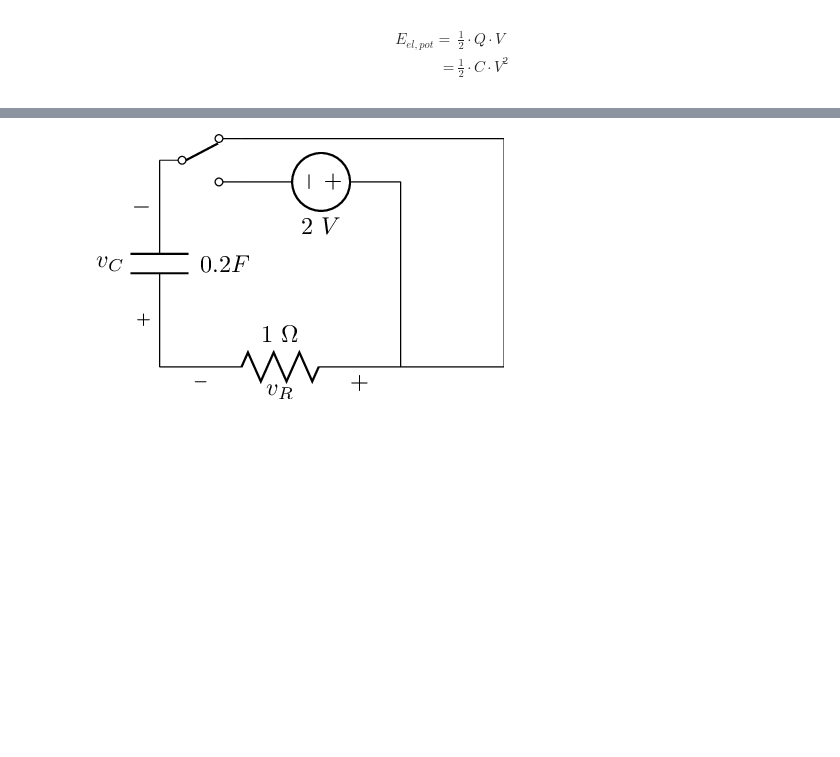
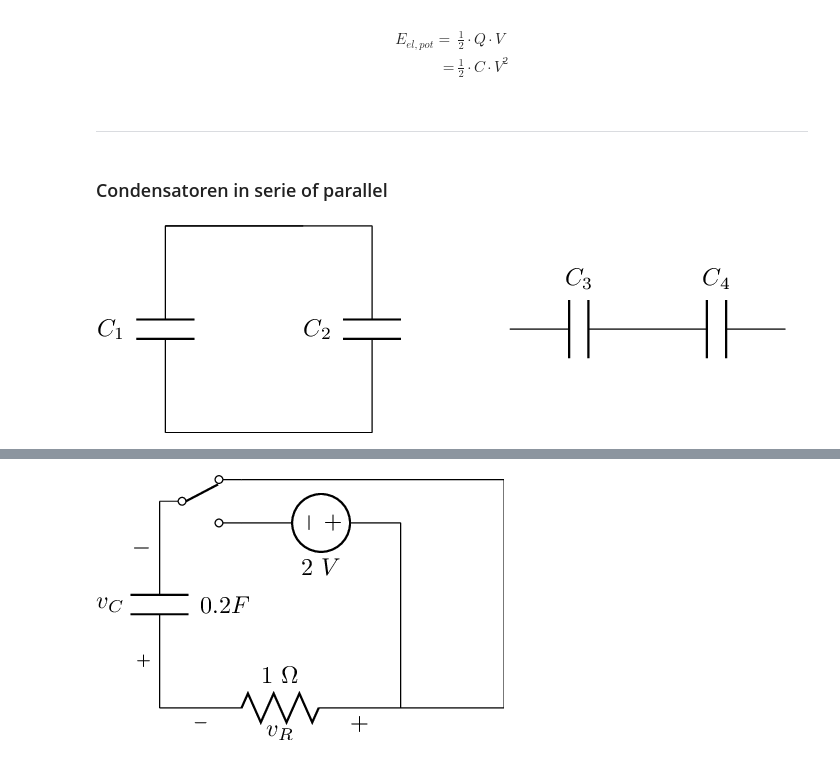
Before and after one commit to hkortier/DC, a Jupyter notebook: colleges/material/college6.ipynb, the cells around one changed output, grey strips where cells are left out. Cells and saved outputs as stored; diff of their text form; code cells hidden in the pictures; blank space fills up the shorter version.

Commit message:
bug fixes and LC series / parallel added

```diff
--- a/colleges/material/college6.ipynb
+++ b/colleges/material/college6.ipynb
@@ -128,3 +128,24 @@ Dit komt aan bod in **trillingen en golven** in het tweede jaar. De uitwerking v
 E_{el,pot} = & \frac{1}{2} \cdot Q \cdot V \\
  = & \frac{1}{2} \cdot C \cdot V^2
 \end{align}
+# %% [markdown]
+-----
+# %% [markdown]
+### Condensatoren in serie of parallel
+# %%
+%%circuitikz filename=condensatoren dpi=175 options=american folder=circuits/college6/ replace=true
+
+\begin{circuitikz}
+    \draw (0,0) to [C,l=$C_1$] (0,3)
+    to [short] (2,3);
+    \draw (0,0) to [short] (3,0)
+    to [C,l=$C_2$] (3,3)
+    to [short] (0,3);
+
+    \begin{scope}[xshift=5cm,yshift=1.5cm,on grid]
+    \draw (0,0) to [C,l=$C_3$] (2,0)
+    to [C,l=$C_4$] (4,0);
+    \end{scope}
+\end{circuitikz}
+# %% [output]
+[figure, added]
```
Also changed, not shown: parts of 2 cells of this notebook, 18 other files.
